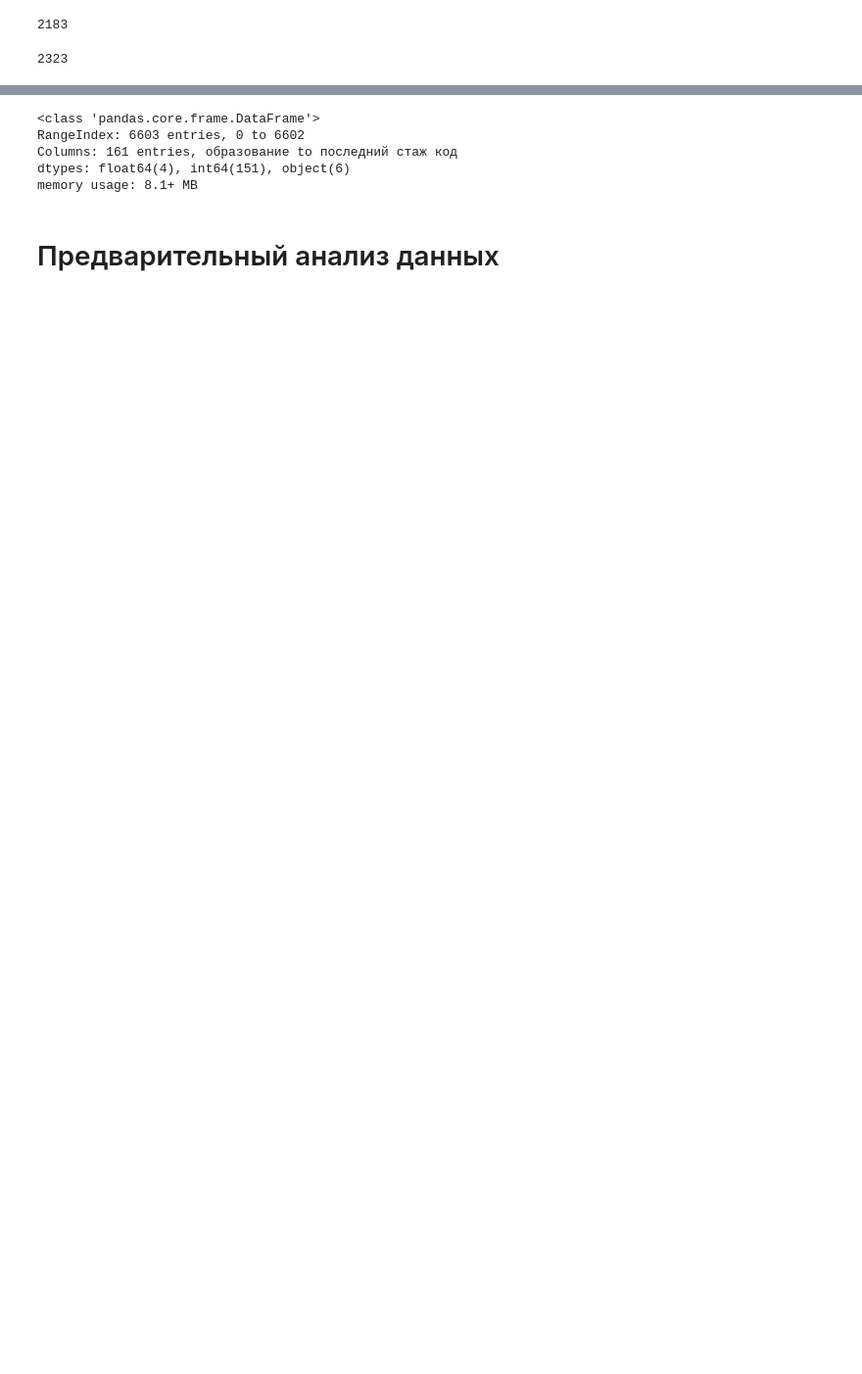
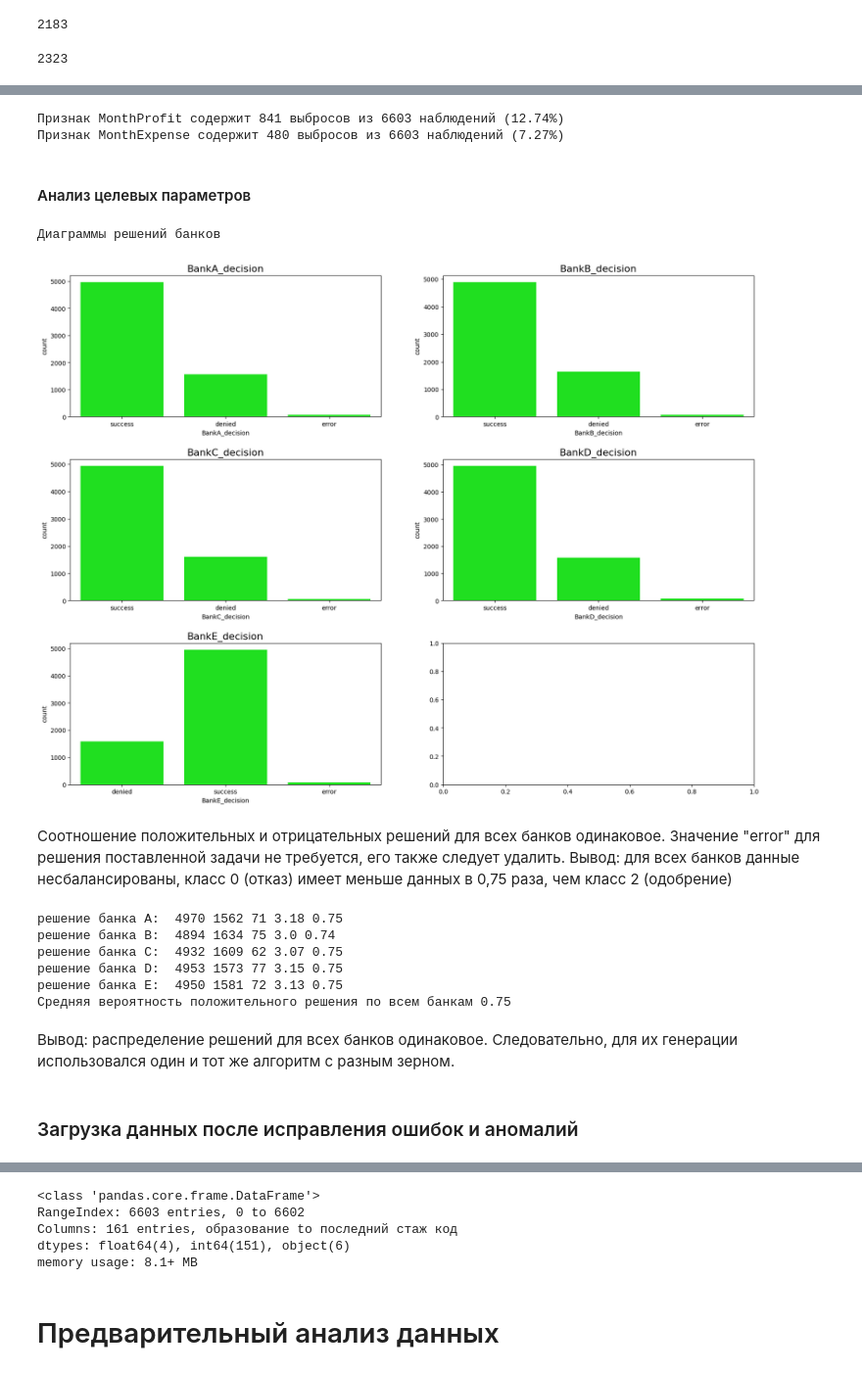
Before and after one commit to svwk/hacaton2, a Jupyter notebook: scripts/data_scripts/analyze_data.ipynb, the cells around one changed output, grey strips where cells are left out. Shown at 98% size. Cells and saved outputs as stored; diff of their text form; code cells hidden in the pictures; blank space fills up the shorter version.

```diff
--- a/scripts/data_scripts/analyze_data.ipynb
+++ b/scripts/data_scripts/analyze_data.ipynb
@@ -155,3 +333,65 @@ df2[df2.isnull().any(axis=1)].shape[0]
+# %%
+for feature in features:
+    sum_outliers = len(fix_errors.search_outliers(df2[feature]))
+    print(f"Признак {feature} содержит {sum_outliers} выбросов из {df2[feature].shape[0]} наблюдений ({sum_outliers/df2[feature].shape[0]*100:.2f}%)")
+# %% [output]
+Признак MonthProfit содержит 841 выбросов из 6603 наблюдений (12.74%)
+Признак MonthExpense содержит 480 выбросов из 6603 наблюдений (7.27%)
+# %% [markdown]
+#### Анализ целевых параметров
+# %%
+num=-1
+fig, axes = plt.subplots(nrows=3, ncols=2, figsize=(20, 15))
+plt.subplots_adjust(hspace=.3)
+features = [col for col in df2.columns if 'Bank' in col]
+
+print("Диаграммы решений банков")
+for feature in features:
+    num = num+1
+    x=num//2
+    y=num -2*x
+    sns.countplot(data=df2, x=feature, orient='h', color='lime', ax=axes[x,y]).set_title(feature, fontsize=16)
+# %% [output]
+Диаграммы решений банков
+[figure, added]
+# %% [markdown]
+Соотношение положительных и отрицательных решений для всех банков одинаковое.
+Значение "error" для решения поставленной задачи не требуется, его также следует удалить.
+Вывод: для всех банков данные несбалансированы, класс 0 (отказ) имеет меньше данных в 0,75 раза, чем класс 2 (одобрение)
+# %%
+NAd=df2[df2["BankA_decision"] == "denied"].shape[0]
+NAe=df2[df2["BankA_decision"] == "error"].shape[0]
+NAs=df2[df2["BankA_decision"] == "success"].shape[0]
+print( "решение банка A: ", NAs, NAd, NAe, round(NAs/NAd,2),  round(NAs/len(df2),2))
+NBd=df2[df2["BankB_decision"] == "denied"].shape[0]
+NBe=df2[df2["BankB_decision"] == "error"].shape[0]
+NBs=df2[df2["BankB_decision"] == "success"].shape[0]
+print("решение банка B: ", NBs, NBd, NBe,  round(NBs/NBd,2),  round(NBs/len(df2),2))
+NCd=df2[df2["BankC_decision"] == "denied"].shape[0]
+NCe=df2[df2["BankC_decision"] == "error"].shape[0]
+NCs=df2[df2["BankC_decision"] == "success"].shape[0]
+print( "решение банка C: ", NCs, NCd, NCe,  round(NCs/NCd,2),  round(NCs/len(df2),2))
+NDd=df2[df2["BankD_decision"] == "denied"].shape[0]
+NDe=df2[df2["BankD_decision"] == "error"].shape[0]
+NDs=df2[df2["BankD_decision"] == "success"].shape[0]
+print("решение банка D: ", NDs, NDd, NDe,  round(NDs/NDd,2),   round(NDs/len(df2),2))
+NEd=df2[df2["BankE_decision"] == "denied"].shape[0]
+NEe=df2[df2["BankE_decision"] == "error"].shape[0]
+NEs=df2[df2["BankE_decision"] == "success"].shape[0]
+print("решение банка E: ", NEs, NEd, NEe,  round(NEs/NEd,2),  round(NEs/len(df2),2))
+pS=round((NEs+NDs+NAs+NBs+NCs)/5/len(df2),2)
+print("Средняя вероятность положительного решения по всем банкам", pS)
+# %% [output]
+решение банка A:  4970 1562 71 3.18 0.75
+решение банка B:  4894 1634 75 3.0 0.74
+решение банка C:  4932 1609 62 3.07 0.75
+решение банка D:  4953 1573 77 3.15 0.75
+решение банка E:  4950 1581 72 3.13 0.75
+Средняя вероятность положительного решения по всем банкам 0.75
+# %% [markdown]
+Вывод: распределение решений для всех банков одинаковое. Следовательно, для их генерации использовался один и тот же алгоритм с разным зерном.
+# %% [markdown]
+### Загрузка данных после исправления ошибок и аномалий
 # %%
 f_input3="data/stage_fix_errors/dataset.csv"
 filename = os.path.join(project_path,f_input3)
```
Also changed, not shown: parts of 74 cells of this notebook, 4 other files.
